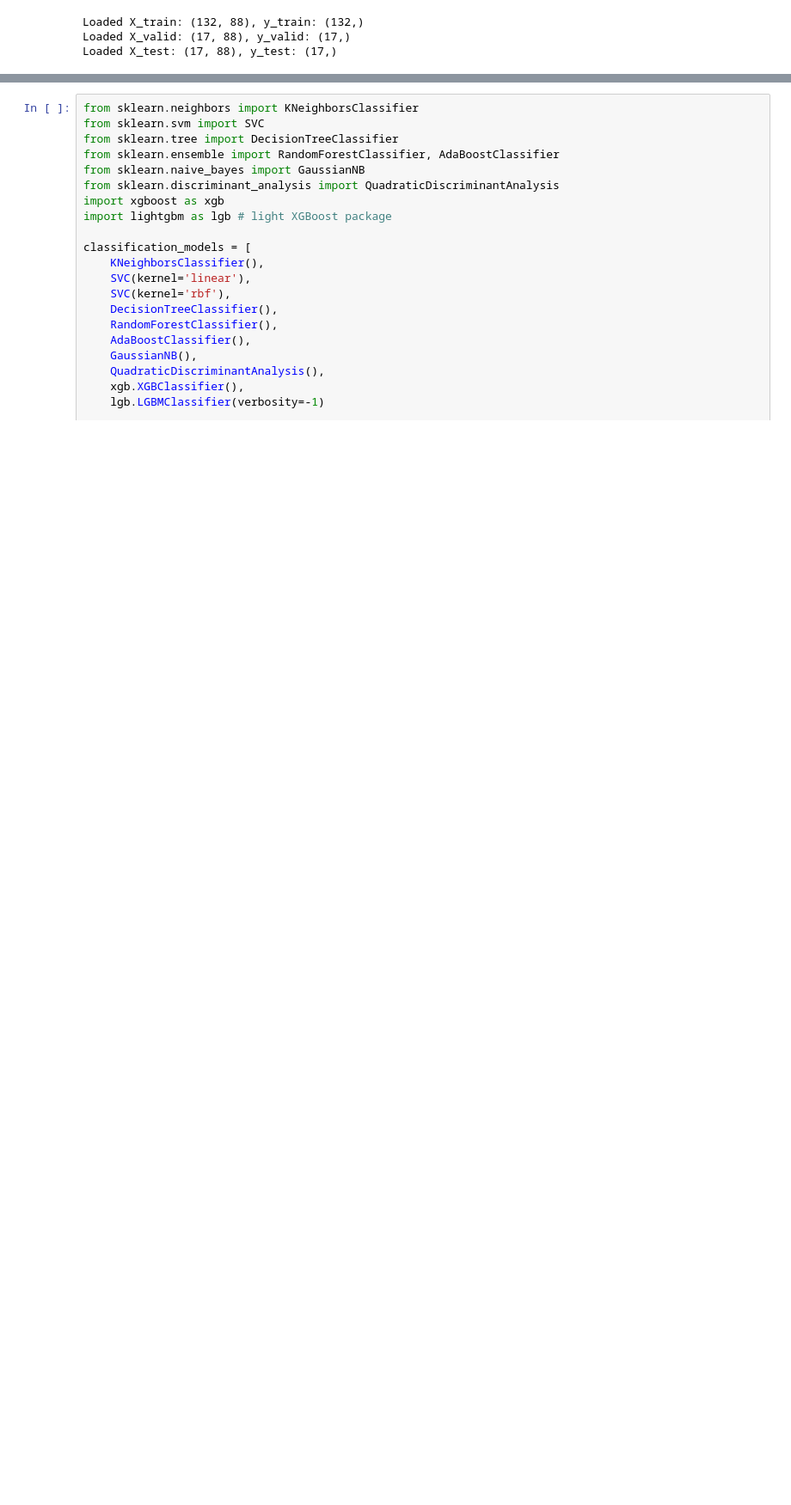
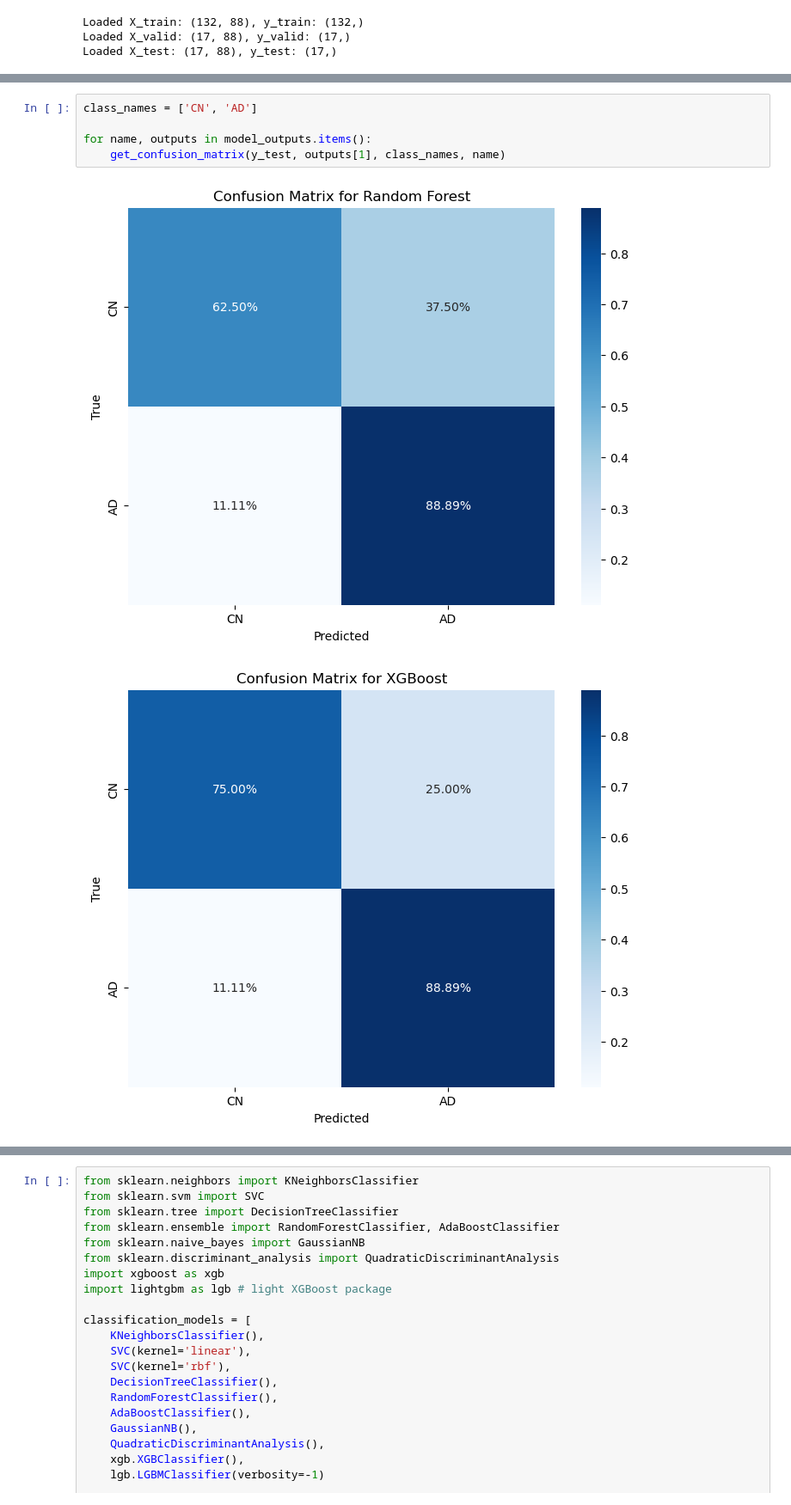
Before and after one commit to toribiodiego/VIP-Dementia, a Jupyter notebook: notebooks/eGeMaps/44100.ipynb, the cells around one changed output, grey strips where cells are left out. Shown at 86% size. Saved outputs shown, nothing was run; the diff lists cells and outputs as text; blank space fills up the shorter version.

```diff
--- a/notebooks/eGeMaps/44100.ipynb
+++ b/notebooks/eGeMaps/44100.ipynb
@@ -166,0 +240,8 @@ Loaded X_test: (17, 88), y_test: (17,)
+# %%
+class_names = ['CN', 'AD']
+
+for name, outputs in model_outputs.items():
+    get_confusion_matrix(y_test, outputs[1], class_names, name)
+# %% [output]
+[figure, added]
+[figure, added]
```
Also changed, not shown: parts of 8 cells of this notebook, 1 other file.
